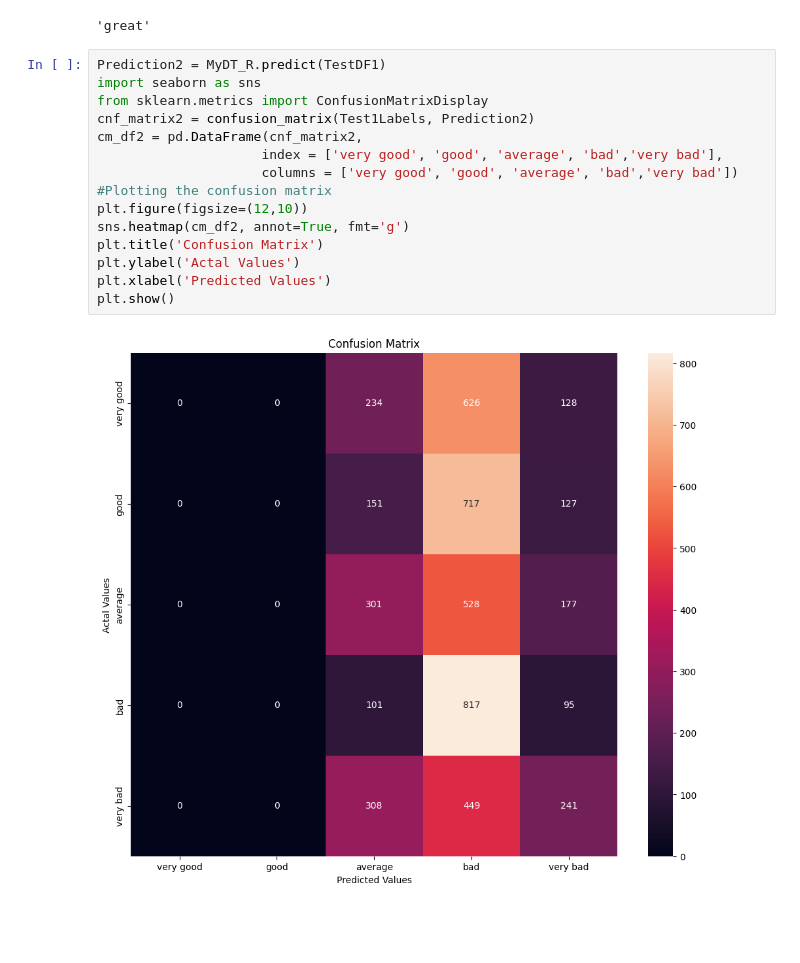
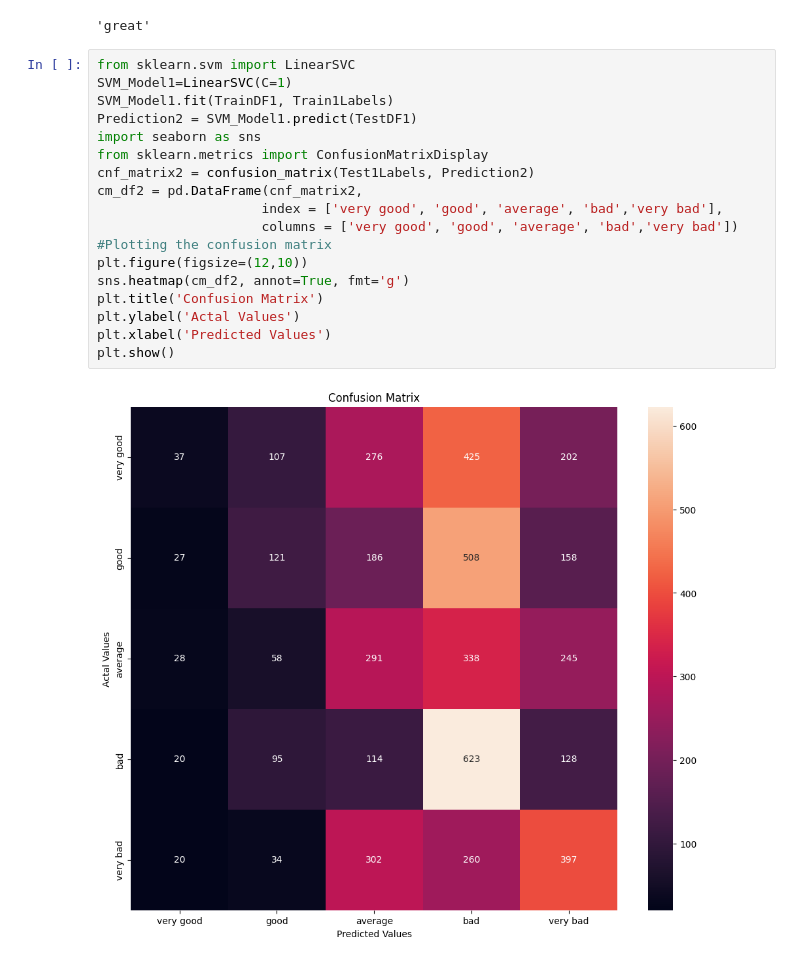
Before and after one commit to XingyuChenTim/project-port, a Jupyter notebook: dt_nb_svm.ipynb, the cells around one changed output. Drawn from its saved outputs; the diff is of its cells as text; blank space fills up the shorter version.

```diff
--- a/dt_nb_svm.ipynb
+++ b/dt_nb_svm.ipynb
@@ -367,22 +527,25 @@ feature_namesR[17]
 # %% [output]
 'great'
 # %%
-Prediction2 = MyDT_R.predict(TestDF1)
+from sklearn.svm import LinearSVC
+SVM_Model1=LinearSVC(C=1)
+SVM_Model1.fit(TrainDF1, Train1Labels)
+Prediction2 = SVM_Model1.predict(TestDF1)
 import seaborn as sns
 from sklearn.metrics import ConfusionMatrixDisplay
 cnf_matrix2 = confusion_matrix(Test1Labels, Prediction2)
 cm_df2 = pd.DataFrame(cnf_matrix2,
                      index = ['very good', 'good', 'average', 'bad','very bad'],
                      columns = ['very good', 'good', 'average', 'bad','very bad'])
 #Plotting the confusion matrix
 plt.figure(figsize=(12,10))
 sns.heatmap(cm_df2, annot=True, fmt='g')
 plt.title('Confusion Matrix')
 plt.ylabel('Actal Values')
 plt.xlabel('Predicted Values')
 plt.show()
 # %% [output]
-[figure, old version]
+[figure, new version]
 # %%
 
 
```
Also changed, not shown: parts of 11 cells of this notebook, 13 other files.
